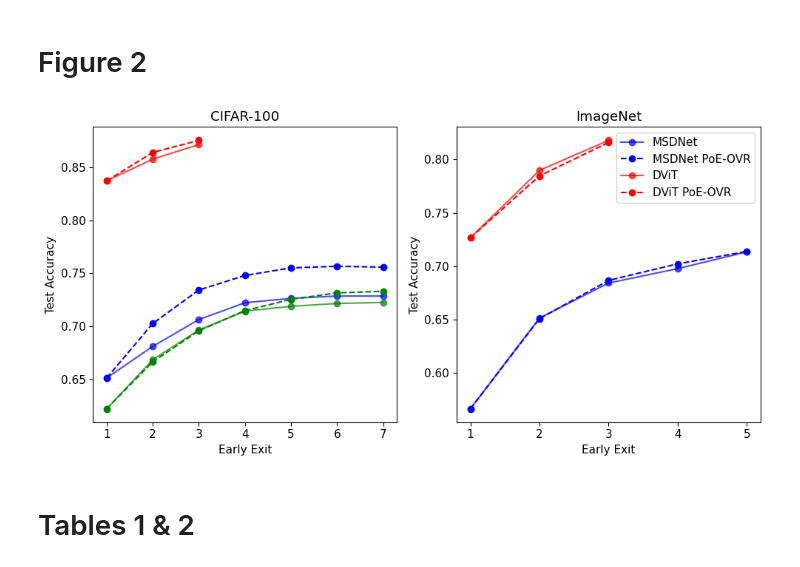
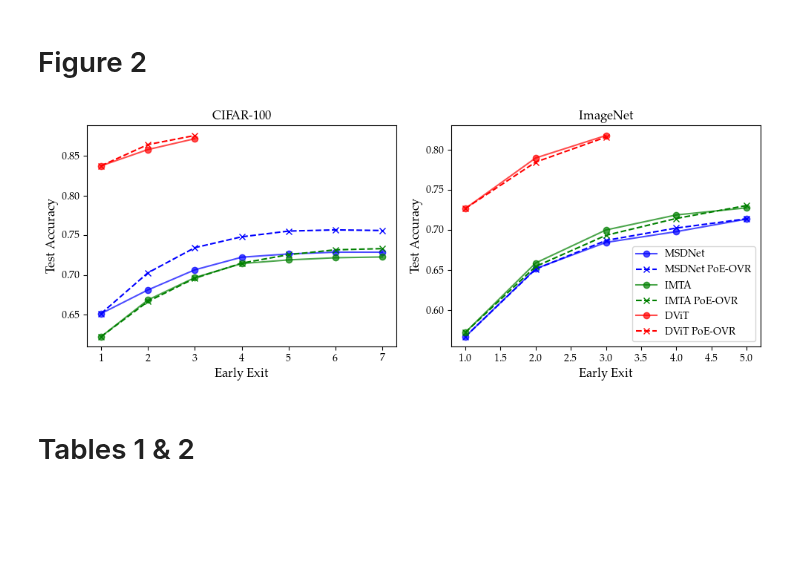
Before and after one commit to metodj/MSDNet-PyTorch, a Jupyter notebook: paper_plots.ipynb, the cells around one changed output. Cells and saved outputs as stored; diff of their text form; code cells hidden in the pictures; blank space fills up the shorter version.

```diff
--- a/paper_plots.ipynb
+++ b/paper_plots.ipynb
@@ -142,44 +168,48 @@ CIFAR_100_DICT = {"MSDNet": [0.65130, 0.68110, 0.7064, 0.72229, 0.7264, 0.7286,
 
 IMAGE_NET_DICT = {"MSDNet": [0.5663, 0.6514, 0.6842, 0.6977, 0.7134],
                   "MSDNet PoE-OVR": [0.5663, 0.6508, 0.6867, 0.7022, 0.7138],
-                  "IMTA": [],
-                  "IMTA PoE-OVR": [],
+                  "IMTA": [0.5716, 0.6585, 0.6998, 0.7186, 0.7275],
+                  "IMTA PoE-OVR": [0.5716, 0.6541, 0.6931, 0.7142, 0.7304],
                   "DViT": [0.7267, 0.7899, 0.818],
                   "DViT PoE-OVR": [0.7267, 0.7847, 0.816]}
 # %%
-FONT_SIZE = 11
-plt.rcParams.update({'font.size': FONT_SIZE})
+# sns.set_theme()
+# FONT_SIZE = 11
+# plt.rcParams.update({'font.size': FONT_SIZE})
 
-fig, ax = plt.subplots(1, 2, figsize=(10, 5))
+fig, ax = plt.subplots(1, 2, figsize=(10, 4))
 
 ax[0].plot(list(range(1, len(CIFAR_100_DICT["MSDNet"]) + 1)), CIFAR_100_DICT["MSDNet"], label='MSDNet', marker='o', color='blue', alpha=0.7)
-ax[0].plot(list(range(1, len(CIFAR_100_DICT["MSDNet PoE-OVR"]) + 1)), CIFAR_100_DICT["MSDNet PoE-OVR"], label='MSDNet PoE-OVR', marker='o', color='blue', linestyle='--')
+ax[0].plot(list(range(1, len(CIFAR_100_DICT["MSDNet PoE-OVR"]) + 1)), CIFAR_100_DICT["MSDNet PoE-OVR"], label='MSDNet PoE-OVR', marker='x', color='blue', linestyle='--')
 ax[0].plot(list(range(1, len(CIFAR_100_DICT["IMTA"]) + 1)), CIFAR_100_DICT["IMTA"], label='IMTA', marker='o', color='green', alpha=0.7)
-ax[0].plot(list(range(1, len(CIFAR_100_DICT["IMTA PoE-OVR"]) + 1)), CIFAR_100_DICT["IMTA PoE-OVR"], label='IMTA PoE-OVR', marker='o', color='green', linestyle='--')
+ax[0].plot(list(range(1, len(CIFAR_100_DICT["IMTA PoE-OVR"]) + 1)), CIFAR_100_DICT["IMTA PoE-OVR"], label='IMTA PoE-OVR', marker='x', color='green', linestyle='--')
 ax[0].plot(list(range(1, len(CIFAR_100_DICT["DViT"]) + 1)), CIFAR_100_DICT["DViT"], label='DViT', marker='o', color='red', alpha=0.7)
-ax[0].plot(list(range(1, len(CIFAR_100_DICT["DViT PoE-OVR"]) + 1)), CIFAR_100_DICT["DViT PoE-OVR"], label='DViT PoE-OVR', marker='o', color='red', linestyle='--')
+ax[0].plot(list(range(1, len(CIFAR_100_DICT["DViT PoE-OVR"]) + 1)), CIFAR_100_DICT["DViT PoE-OVR"], label='DViT PoE-OVR', marker='x', color='red', linestyle='--')
 ax[0].set_xlabel('Early Exit')
 ax[0].set_ylabel('Test Accuracy')
 ax[0].set_title('CIFAR-100')
 # ax[0].legend()
 
 
 
 ax[1].plot(list(range(1, len(IMAGE_NET_DICT["MSDNet"]) + 1)), IMAGE_NET_DICT["MSDNet"], label='MSDNet', marker='o', color='blue', alpha=0.7)
-ax[1].plot(list(range(1, len(IMAGE_NET_DICT["MSDNet PoE-OVR"]) + 1)), IMAGE_NET_DICT["MSDNet PoE-OVR"], label='MSDNet PoE-OVR', marker='o', color='blue', linestyle='--')
+ax[1].plot(list(range(1, len(IMAGE_NET_DICT["MSDNet PoE-OVR"]) + 1)), IMAGE_NET_DICT["MSDNet PoE-OVR"], label='MSDNet PoE-OVR', marker='x', color='blue', linestyle='--')
+ax[1].plot(list(range(1, len(IMAGE_NET_DICT["IMTA"]) + 1)), IMAGE_NET_DICT["IMTA"], label='IMTA', marker='o', color='green', alpha=0.7)
+ax[1].plot(list(range(1, len(IMAGE_NET_DICT["IMTA PoE-OVR"]) + 1)), IMAGE_NET_DICT["IMTA PoE-OVR"], label='IMTA PoE-OVR', marker='x', color='green', linestyle='--')
 ax[1].plot(list(range(1, len(IMAGE_NET_DICT["DViT"]) + 1)), IMAGE_NET_DICT["DViT"], label='DViT', marker='o', color='red', alpha=0.7)
-ax[1].plot(list(range(1, len(IMAGE_NET_DICT["DViT PoE-OVR"]) + 1)), IMAGE_NET_DICT["DViT PoE-OVR"], label='DViT PoE-OVR', marker='o', color='red', linestyle='--')
+ax[1].plot(list(range(1, len(IMAGE_NET_DICT["DViT PoE-OVR"]) + 1)), IMAGE_NET_DICT["DViT PoE-OVR"], label='DViT PoE-OVR', marker='x', color='red', linestyle='--')
 ax[1].set_xlabel('Early Exit')
 ax[1].set_ylabel('Test Accuracy')
 ax[1].set_title('ImageNet')
-ax[1].legend(fontsize=11)
+# ax[1].legend(fontsize=11)
+ax[1].legend()
 
 
 plt.tight_layout()
-# plt.savefig(f'figures/figure_2.pdf', dpi=1200)
+plt.savefig(f'figures/figure_2.pdf')
 plt.show()
 # %% [output]
-[figure, old version]
+[figure, new version]
 # %% [markdown]
 # Tables 1 & 2
 # %%
```
Also changed, not shown: parts of 6 cells of this notebook, 2 other files.
